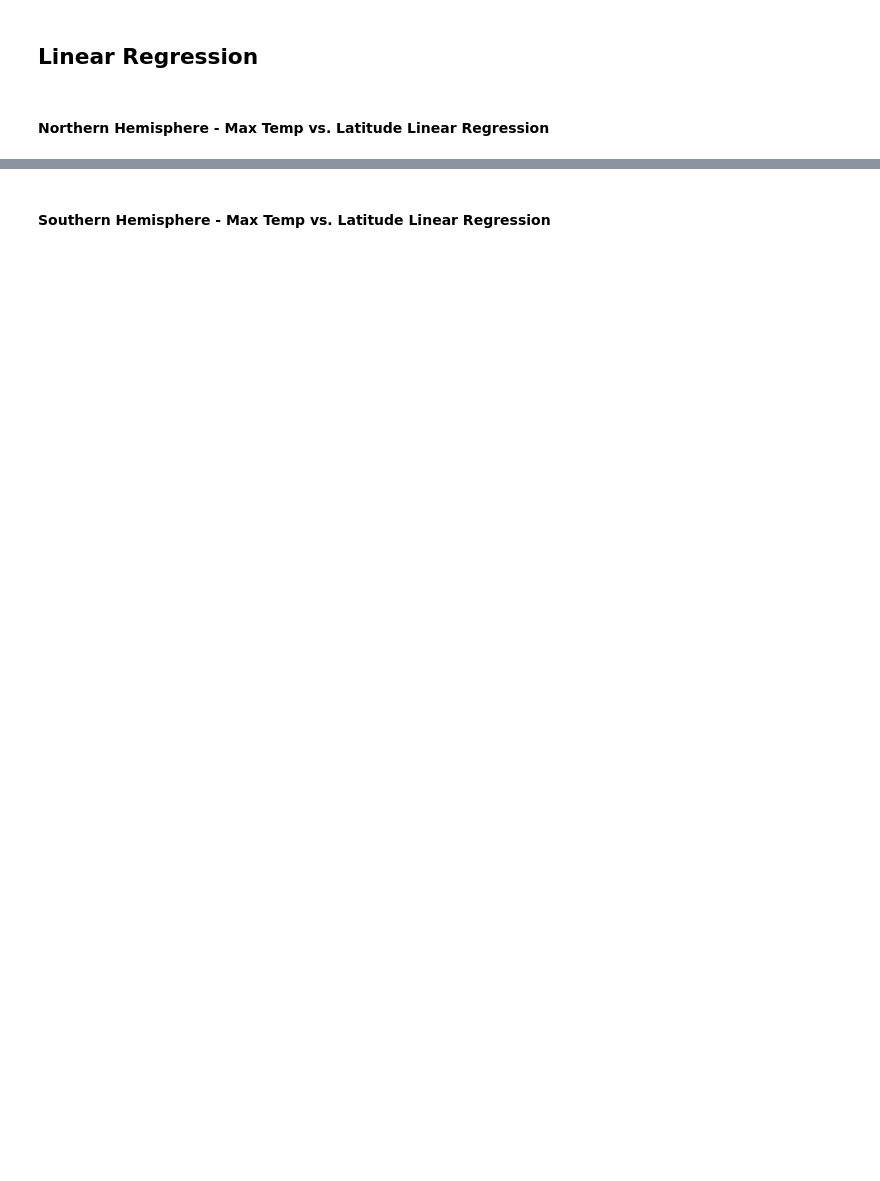
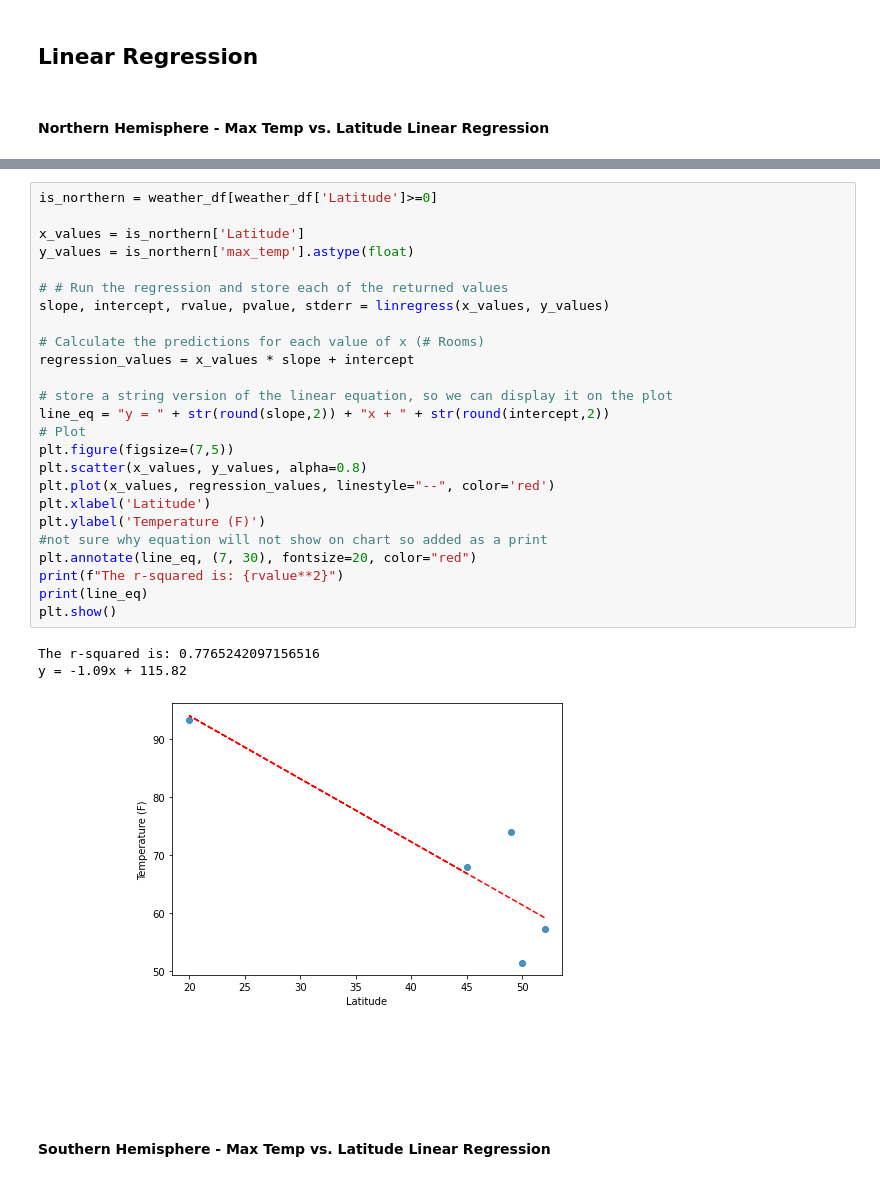
Before and after one commit to jddarby1108/python-api-challenge, a Jupyter notebook: WeatherPy/WeatherPy.ipynb, the cells around one changed output, grey strips where cells are left out. Saved outputs shown, nothing was run; the diff lists cells and outputs as text; blank space fills up the shorter version.

```diff
--- a/WeatherPy/WeatherPy.ipynb
+++ b/WeatherPy/WeatherPy.ipynb
@@ -229,2 +219,31 @@ The r-value is: 0.46937863826630627
+# %%
+is_northern = weather_df[weather_df['Latitude']>=0]
+
+x_values = is_northern['Latitude']
+y_values = is_northern['max_temp'].astype(float)
+
+# # Run the regression and store each of the returned values
+slope, intercept, rvalue, pvalue, stderr = linregress(x_values, y_values)
+
+# Calculate the predictions for each value of x (# Rooms)
+regression_values = x_values * slope + intercept
+
+# store a string version of the linear equation, so we can display it on the plot
+line_eq = "y = " + str(round(slope,2)) + "x + " + str(round(intercept,2))
+# Plot
+plt.figure(figsize=(7,5))
+plt.scatter(x_values, y_values, alpha=0.8)
+plt.plot(x_values, regression_values, linestyle="--", color='red')
+plt.xlabel('Latitude')
+plt.ylabel('Temperature (F)')
+#not sure why equation will not show on chart so added as a print
+plt.annotate(line_eq, (7, 30), fontsize=20, color="red")
+print(f"The r-squared is: {rvalue**2}")
+print(line_eq)
+plt.show()
+# %% [output]
+The r-squared is: 0.7765242097156516
+y = -1.09x + 115.82
+[figure, added]
 # %% [markdown]
 ####  Southern Hemisphere - Max Temp vs. Latitude Linear Regression
```
Also changed, not shown: parts of 27 cells of this notebook.
